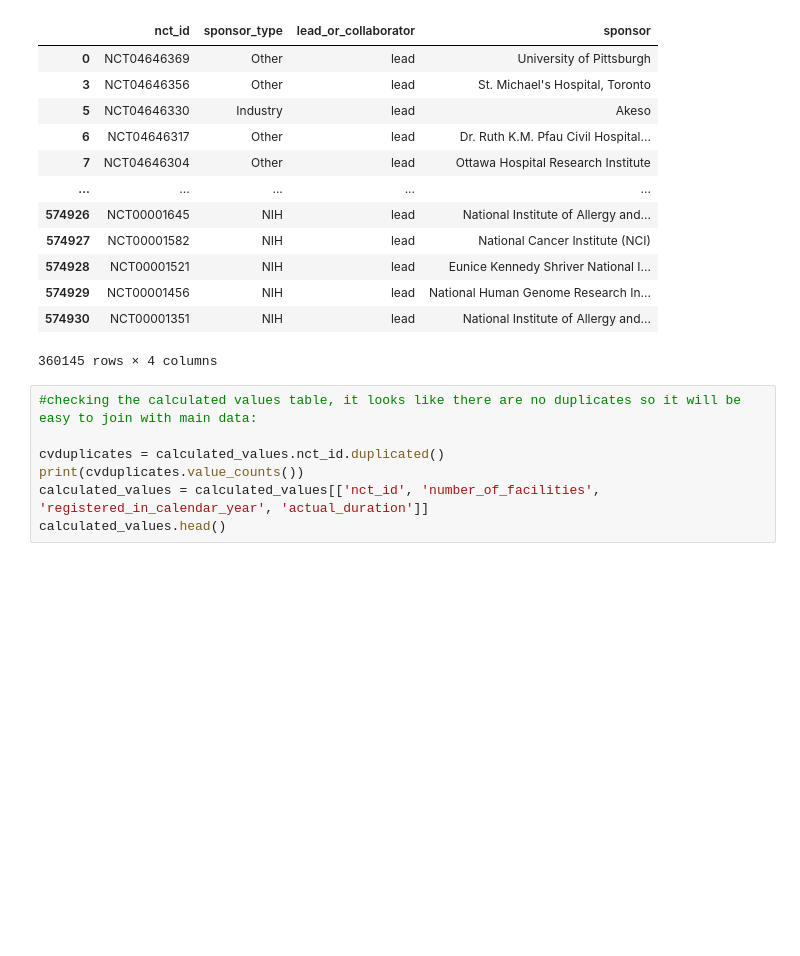
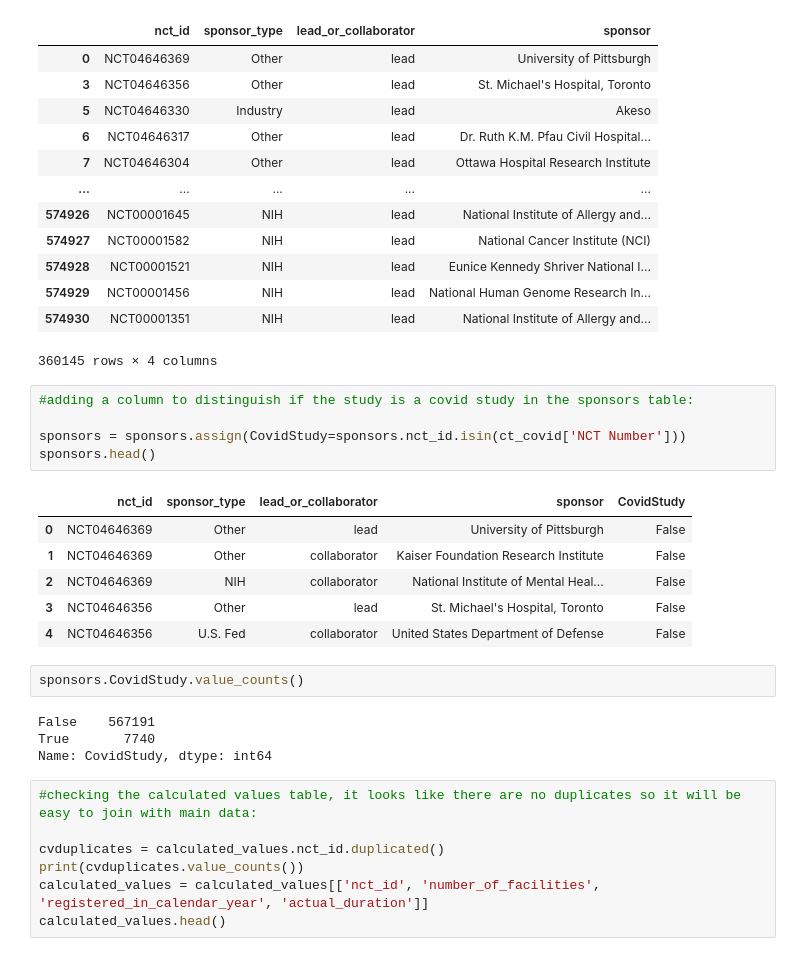
Before and after one commit to katiek74/capstone, a Jupyter notebook: notebooks/CTgov_data_download_and_transformation.ipynb, the cells around one changed output. Saved outputs shown, nothing was run; the diff lists cells and outputs as text; blank space fills up the shorter version.

```diff
--- a/notebooks/CTgov_data_download_and_transformation.ipynb
+++ b/notebooks/CTgov_data_download_and_transformation.ipynb
@@ -575,6 +575,24 @@ lead_sponsors
 | 574929 | NCT00001456 | NIH | lead | National Human Genome Research In... |
 | 574930 | NCT00001351 | NIH | lead | National Institute of Allergy and... |
 360145 rows × 4 columns
+# %%
+#adding a column to distinguish if the study is a covid study in the sponsors table:
+
+sponsors = sponsors.assign(CovidStudy=sponsors.nct_id.isin(ct_covid['NCT Number']))
+sponsors.head()
+# %% [output]
+|  | nct_id | sponsor_type | lead_or_collaborator | sponsor | CovidStudy |
+| 0 | NCT04646369 | Other | lead | University of Pittsburgh | False |
+| 1 | NCT04646369 | Other | collaborator | Kaiser Foundation Research Institute | False |
+| 2 | NCT04646369 | NIH | collaborator | National Institute of Mental Heal... | False |
+| 3 | NCT04646356 | Other | lead | St. Michael's Hospital, Toronto | False |
+| 4 | NCT04646356 | U.S. Fed | collaborator | United States Department of Defense | False |
+# %%
+sponsors.CovidStudy.value_counts()
+# %% [output]
+False    567191
+True       7740
+Name: CovidStudy, dtype: int64
 # %%
 #checking the calculated values table, it looks like there are no duplicates so it will be easy to join with main data:
 
```
Also changed, not shown: parts of 9 cells of this notebook, 4 other files.
